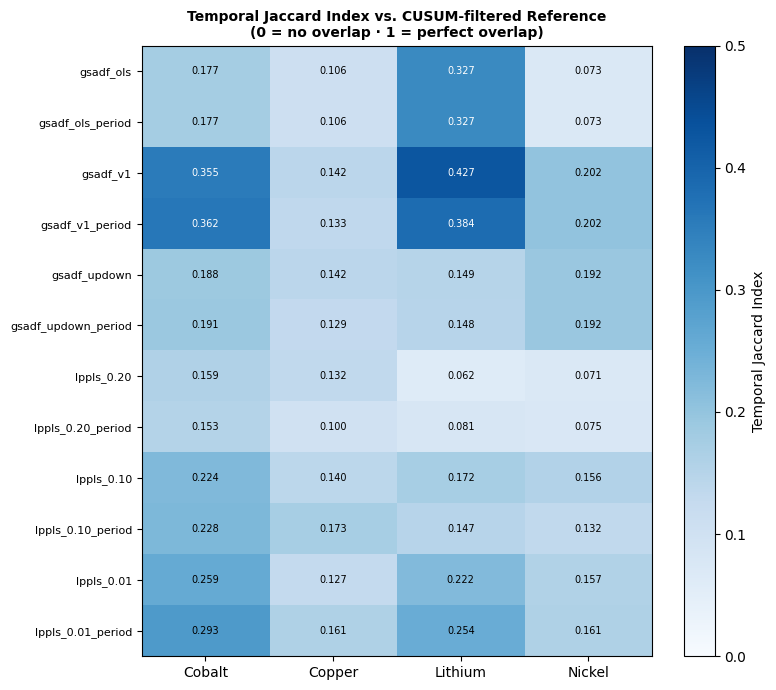
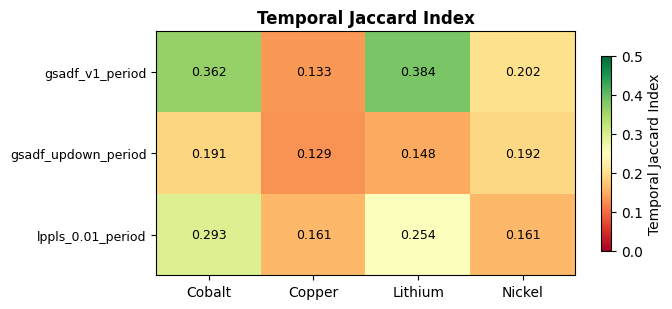
The change to this notebook cell's code, shown as a diff; its figure went from the first image to the second:
--- before
+++ after
@@ -1,22 +1,22 @@
-# ── Heatmap: Jaccard for primary reference (cusum_filtered) ──────────────
-fig, ax = plt.subplots(figsize=(8, 7))
-heat_j = jacc_prim.values.astype(float)
-im = ax.imshow(heat_j, aspect='auto', cmap='Blues', vmin=0, vmax=0.5)
+# ── Heatmap: Jaccard — 3 focus variants vs. cusum_filtered ───────────────
+jacc_prim_3v = jacc_prim.reindex(FOCUS_3)
+
+fig, ax = plt.subplots(figsize=(7, 3.2))
+heat_j = jacc_prim_3v.values.astype(float)
+im = ax.imshow(heat_j, aspect='auto', cmap='RdYlGn', vmin=0, vmax=0.5)
 ax.set_xticks(range(len(METALS)))
 ax.set_xticklabels(list(METALS.keys()), fontsize=10)
-ax.set_yticks(range(len(LABEL_VARIANTS)))
-ax.set_yticklabels(LABEL_VARIANTS, fontsize=8)
-for i in range(len(LABEL_VARIANTS)):
-    for j, m in enumerate(METALS):
+ax.set_yticks(range(len(FOCUS_3)))
+ax.set_yticklabels(FOCUS_3, fontsize=9)
+for i in range(len(FOCUS_3)):
+    for j in range(len(METALS)):
         v = heat_j[i, j]
         txt = f'{v:.3f}' if not np.isnan(v) else '—'
-        ax.text(j, i, txt, ha='center', va='center', fontsize=7,
-                color='black' if v < 0.3 else 'white')
-plt.colorbar(im, ax=ax, label='Temporal Jaccard Index')
-ax.set_title('Temporal Jaccard Index vs. CUSUM-filtered Reference\n'
-             '(0 = no overlap · 1 = perfect overlap)',
-             fontsize=10, fontweight='bold')
+        ax.text(j, i, txt, ha='center', va='center', fontsize=9,
+                color='black')
+plt.colorbar(im, ax=ax, label='Temporal Jaccard Index', shrink=0.8)
+ax.set_title('Temporal Jaccard Index', fontsize=12, fontweight='bold')
 plt.tight_layout()
-plt.savefig('../outputs/05_jaccard_heatmap.png', dpi=150, bbox_inches='tight', facecolor='white')
+plt.savefig('../outputs/05_jaccard_heatmap_3v.png', dpi=150, bbox_inches='tight', facecolor='white')
 plt.show()
-print('Saved → ../outputs/05_jaccard_heatmap.png')
+print('Saved → ../outputs/05_jaccard_heatmap_3v.png')

Commit: Add Jaccard and Kappa heatmap images to outputs directory